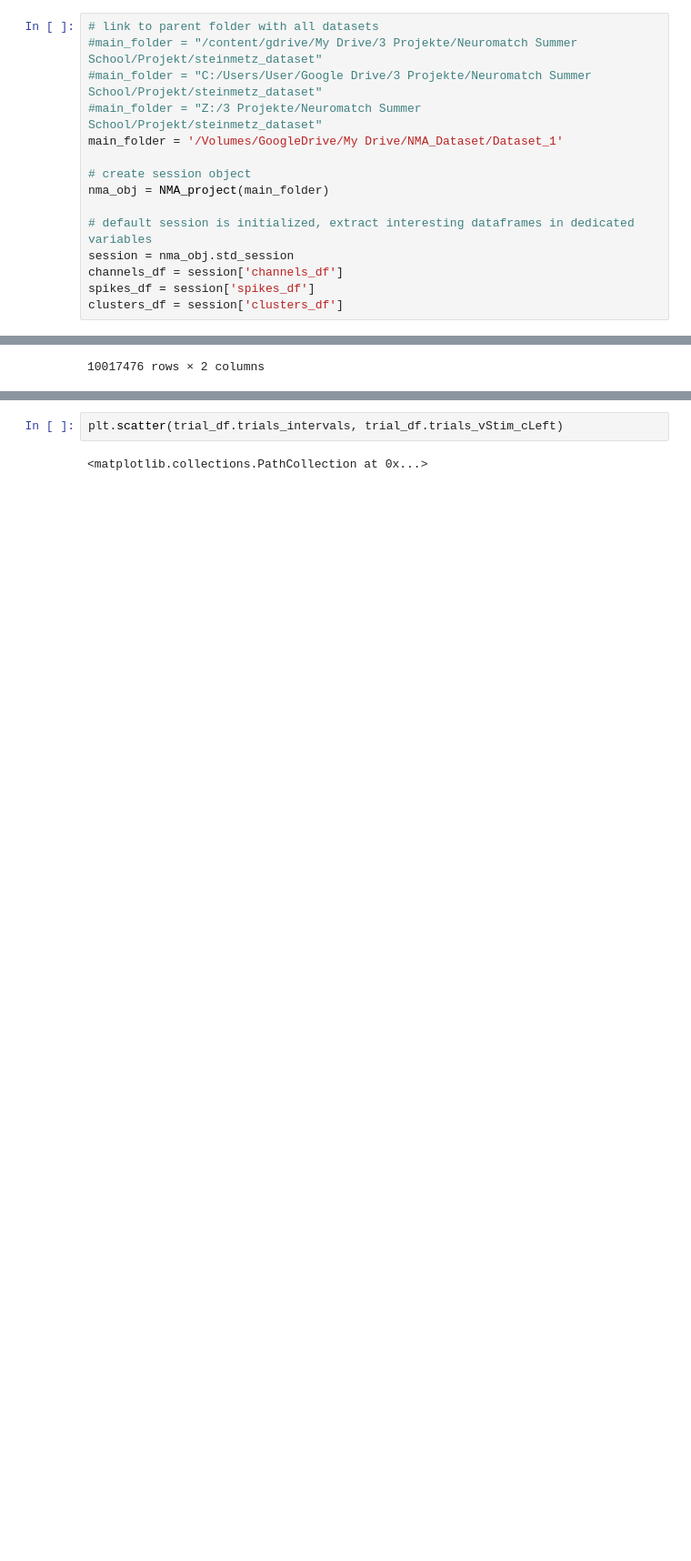
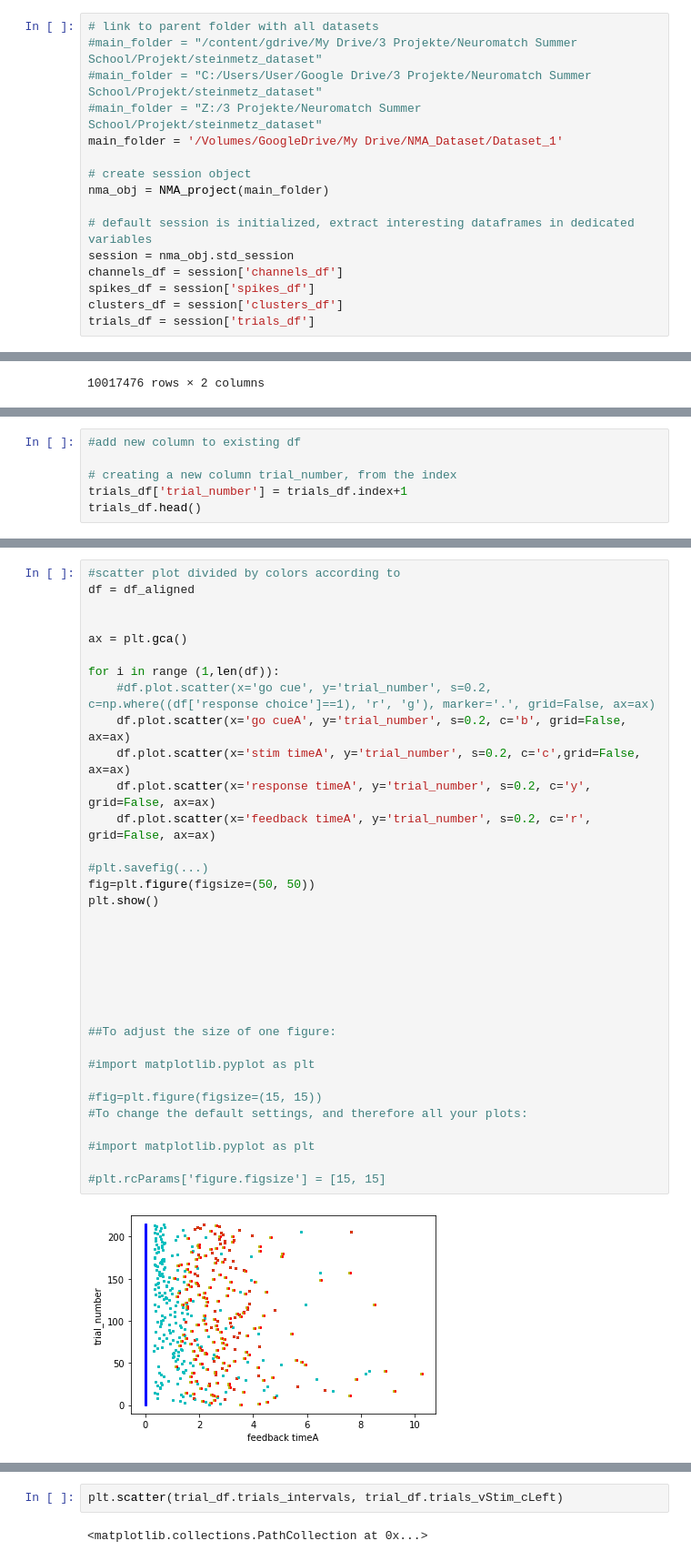
Before and after one commit to KceniaB/NMA_project, a Jupyter notebook: kce_project.ipynb, the cells around one changed output, grey strips where cells are left out. Shown: that part at 91% size. Cells and saved outputs as stored; diff of their text form; blank space fills up the shorter version.

```diff
--- a/kce_project.ipynb
+++ b/kce_project.ipynb
@@ -31,6 +31,7 @@ session = nma_obj.std_session
 channels_df = session['channels_df']
 spikes_df = session['spikes_df']
 clusters_df = session['clusters_df']
+trials_df = session['trials_df']
 # %% [markdown]
 #### explore dictionary for session
 - each ession is a dictionary
@@ -121,0 +301,6 @@ spikes_df
+# %%
+#add new column to existing df
+
+# creating a new column trial_number, from the index
+trials_df['trial_number'] = trials_df.index+1
+trials_df.head()
@@ -121,0 +384,36 @@ spikes_df
+# %%
+#scatter plot divided by colors according to
+df = df_aligned
+
+
+ax = plt.gca()
+
+for i in range (1,len(df)):
+    #df.plot.scatter(x='go cue', y='trial_number', s=0.2, c=np.where((df['response choice']==1), 'r', 'g'), marker='.', grid=False, ax=ax)
+    df.plot.scatter(x='go cueA', y='trial_number', s=0.2, c='b', grid=False, ax=ax)
+    df.plot.scatter(x='stim timeA', y='trial_number', s=0.2, c='c',grid=False, ax=ax)
+    df.plot.scatter(x='response timeA', y='trial_number', s=0.2, c='y', grid=False, ax=ax)
+    df.plot.scatter(x='feedback timeA', y='trial_number', s=0.2, c='r', grid=False, ax=ax)
+
+#plt.savefig(...)
+fig=plt.figure(figsize=(50, 50))
+plt.show()
+
+
+
+
+
+
+
+##To adjust the size of one figure:
+
+#import matplotlib.pyplot as plt
+
+#fig=plt.figure(figsize=(15, 15))
+#To change the default settings, and therefore all your plots:
+
+#import matplotlib.pyplot as plt
+
+#plt.rcParams['figure.figsize'] = [15, 15]
+# %% [output]
+[figure, added]
```
Also changed, not shown: parts of 27 cells of this notebook.
